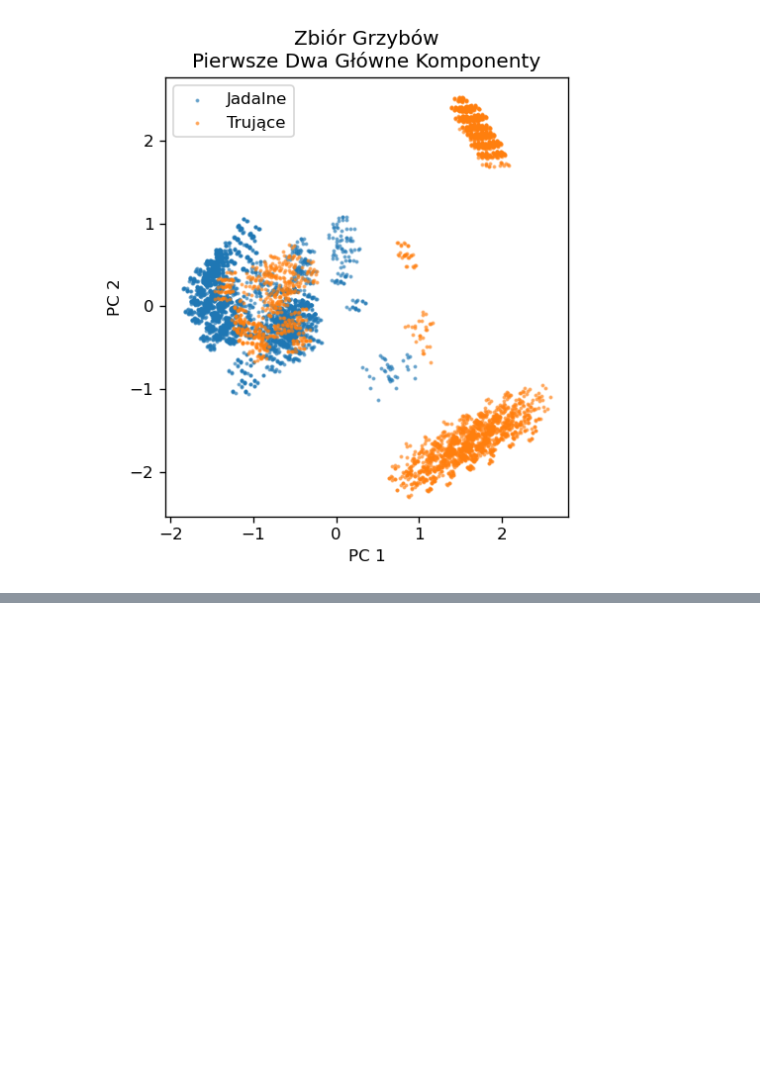
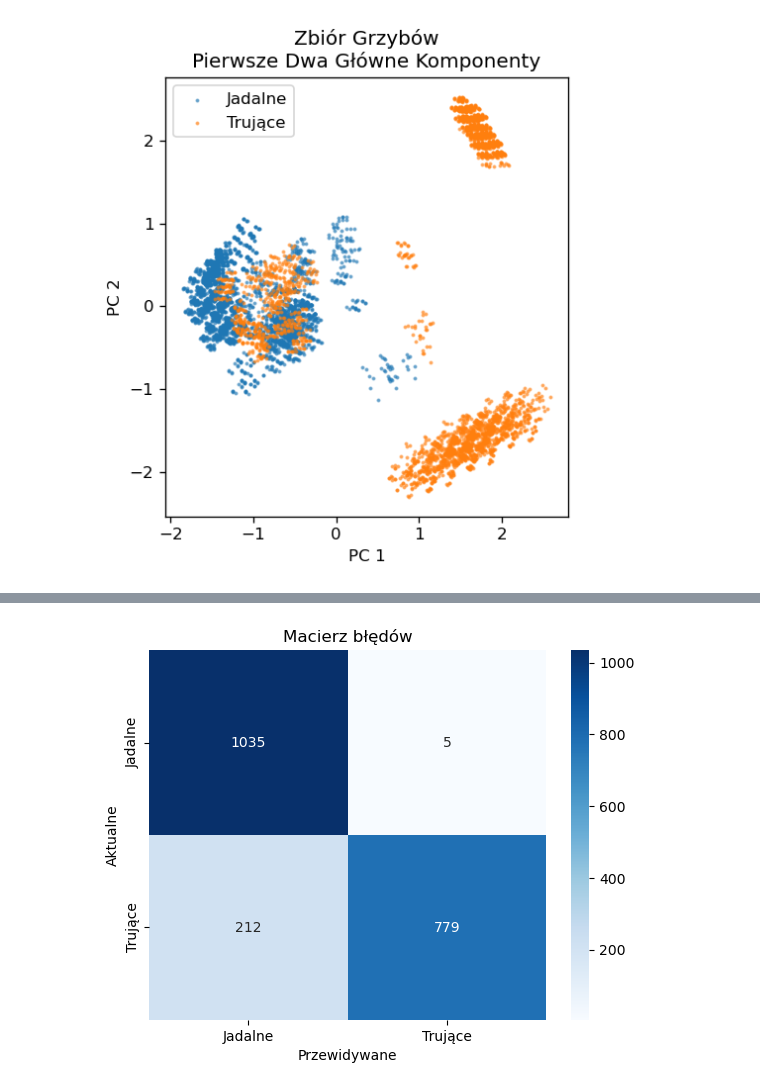
Before and after one commit to nwielocha/mushroom-classification, a Jupyter notebook: Mushroom Classification.ipynb, the cells around one changed output, grey strips where cells are left out. Saved outputs shown, nothing was run; the diff lists cells and outputs as text; code cells hidden in the pictures; blank space fills up the shorter version.

```diff
--- a/Mushroom Classification.ipynb
+++ b/Mushroom Classification.ipynb
@@ -189,0 +238,9 @@ Dokładność testu:  0.93255
+# %%
+# Stworzenie Heatmapy z wykorzystaniem Seaborn
+sns.heatmap(cm, annot=True, fmt='d', cmap='Blues', xticklabels=['Jadalne', 'Trujące'], yticklabels=['Jadalne', 'Trujące'])
+plt.xlabel('Przewidywane')
+plt.ylabel('Aktualne')
+plt.title('Macierz błędów')
+plt.show()
+# %% [output]
+[figure, added]
```
Also changed, not shown: parts of 30 cells of this notebook, 2 other files.
